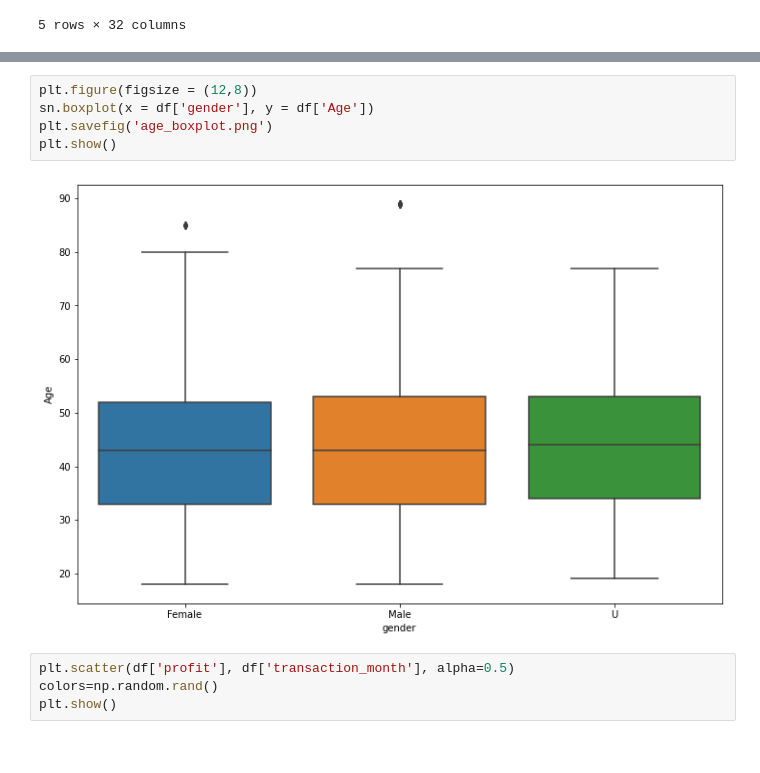
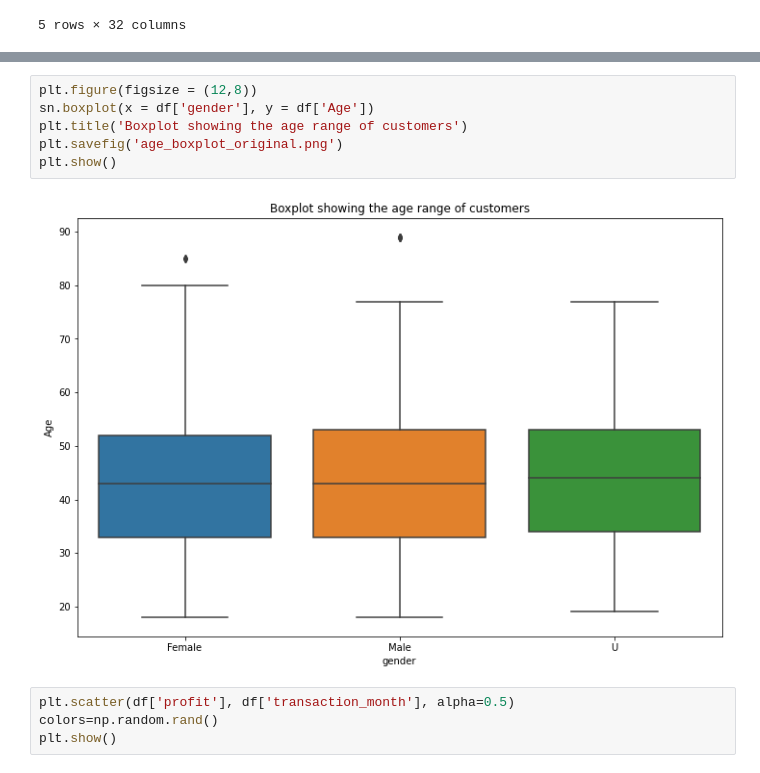
Before and after one commit to MKY01/KPMG-Virtual-Internship, a Jupyter notebook: 2.Data_Insights/mergedDataAnalysis.ipynb, the cells around one changed output, grey strips where cells are left out. Drawn from its saved outputs; the diff is of its cells as text.

```diff
--- a/2.Data_Insights/mergedDataAnalysis.ipynb
+++ b/2.Data_Insights/mergedDataAnalysis.ipynb
@@ -294,10 +315,11 @@ plt.show()
 # %%
 plt.figure(figsize = (12,8))
 sn.boxplot(x = df['gender'], y = df['Age'])
-plt.savefig('age_boxplot.png')
+plt.title('Boxplot showing the age range of customers')
+plt.savefig('age_boxplot_original.png')
 plt.show()
 # %% [output]
-[figure, old version]
+[figure, new version]
 # %%
 plt.scatter(df['profit'], df['transaction_month'], alpha=0.5)
 colors=np.random.rand()
```
Also changed, not shown: parts of 42 cells of this notebook, 30 other files.
